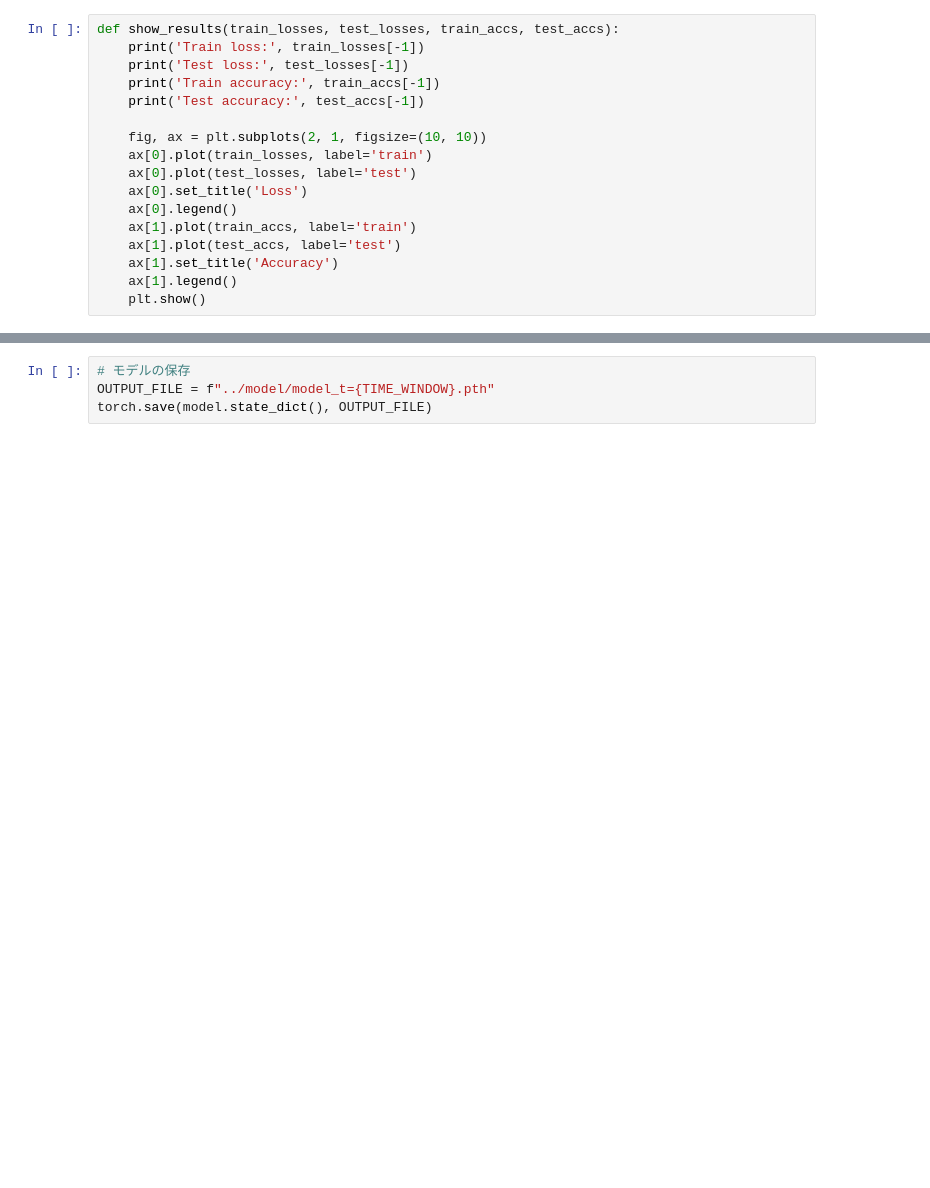
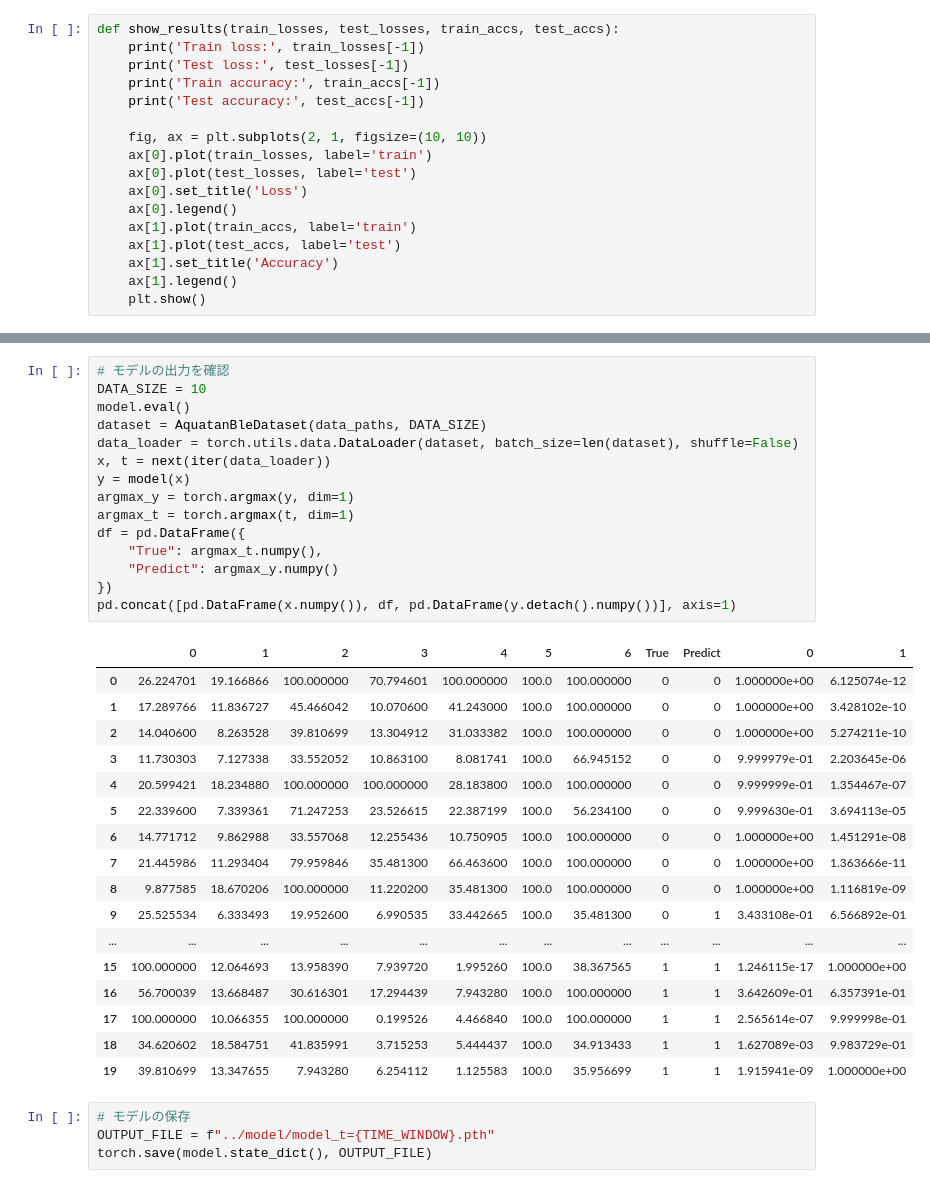
Before and after one commit to Ryos-K/aquatan-ble-classifier, a Jupyter notebook: analysis/deepleaning.ipynb, the cells around one changed output, grey strips where cells are left out. Cells and saved outputs as stored; diff of their text form; blank space fills up the shorter version.

```diff
--- a/analysis/deepleaning.ipynb
+++ b/analysis/deepleaning.ipynb
@@ -170,3 +141,36 @@ train_acc: 0.9983333333333333, test_acc: 0.9941666666666666
+# %%
+# モデルの出力を確認
+DATA_SIZE = 10
+model.eval()
+dataset = AquatanBleDataset(data_paths, DATA_SIZE)
+data_loader = torch.utils.data.DataLoader(dataset, batch_size=len(dataset), shuffle=False)
+x, t = next(iter(data_loader))
+y = model(x)
+argmax_y = torch.argmax(y, dim=1)
+argmax_t = torch.argmax(t, dim=1)
+df = pd.DataFrame({
+    "True": argmax_t.numpy(),
+    "Predict": argmax_y.numpy()
+})
+pd.concat([pd.DataFrame(x.numpy()), df, pd.DataFrame(y.detach().numpy())], axis=1)
+# %% [output]
+|  | 0 | 1 | 2 | 3 | 4 | 5 | 6 | True | Predict | 0 | 1 |
+| 0 | 26.224701 | 19.166866 | 100.000000 | 70.794601 | 100.000000 | 100.0 | 100.000000 | 0 | 0 | 1.000000e+00 | 6.125074e-12 |
+| 1 | 17.289766 | 11.836727 | 45.466042 | 10.070600 | 41.243000 | 100.0 | 100.000000 | 0 | 0 | 1.000000e+00 | 3.428102e-10 |
+| 2 | 14.040600 | 8.263528 | 39.810699 | 13.304912 | 31.033382 | 100.0 | 100.000000 | 0 | 0 | 1.000000e+00 | 5.274211e-10 |
+| 3 | 11.730303 | 7.127338 | 33.552052 | 10.863100 | 8.081741 | 100.0 | 66.945152 | 0 | 0 | 9.999979e-01 | 2.203645e-06 |
+| 4 | 20.599421 | 18.234880 | 100.000000 | 100.000000 | 28.183800 | 100.0 | 100.000000 | 0 | 0 | 9.999999e-01 | 1.354467e-07 |
+| 5 | 22.339600 | 7.339361 | 71.247253 | 23.526615 | 22.387199 | 100.0 | 56.234100 | 0 | 0 | 9.999630e-01 | 3.694113e-05 |
+| 6 | 14.771712 | 9.862988 | 33.557068 | 12.255436 | 10.750905 | 100.0 | 100.000000 | 0 | 0 | 1.000000e+00 | 1.451291e-08 |
+| 7 | 21.445986 | 11.293404 | 79.959846 | 35.481300 | 66.463600 | 100.0 | 100.000000 | 0 | 0 | 1.000000e+00 | 1.363666e-11 |
+| 8 | 9.877585 | 18.670206 | 100.000000 | 11.220200 | 35.481300 | 100.0 | 100.000000 | 0 | 0 | 1.000000e+00 | 1.116819e-09 |
+| 9 | 25.525534 | 6.333493 | 19.952600 | 6.990535 | 33.442665 | 100.0 | 35.481300 | 0 | 1 | 3.433108e-01 | 6.566892e-01 |
+| ... | ... | ... | ... | ... | ... | ... | ... | ... | ... | ... | ... |
+| 15 | 100.000000 | 12.064693 | 13.958390 | 7.939720 | 1.995260 | 100.0 | 38.367565 | 1 | 1 | 1.246115e-17 | 1.000000e+00 |
+| 16 | 56.700039 | 13.668487 | 30.616301 | 17.294439 | 7.943280 | 100.0 | 100.000000 | 1 | 1 | 3.642609e-01 | 6.357391e-01 |
+| 17 | 100.000000 | 10.066355 | 100.000000 | 0.199526 | 4.466840 | 100.0 | 100.000000 | 1 | 1 | 2.565614e-07 | 9.999998e-01 |
+| 18 | 34.620602 | 18.584751 | 41.835991 | 3.715253 | 5.444437 | 100.0 | 34.913433 | 1 | 1 | 1.627089e-03 | 9.983729e-01 |
+| 19 | 39.810699 | 13.347655 | 7.943280 | 6.254112 | 1.125583 | 100.0 | 35.956699 | 1 | 1 | 1.915941e-09 | 1.000000e+00 |
 # %%
 # モデルの保存
 OUTPUT_FILE = f"../model/model_t={TIME_WINDOW}.pth"
```
Also changed, not shown: parts of 3 cells of this notebook, 25 other files.
